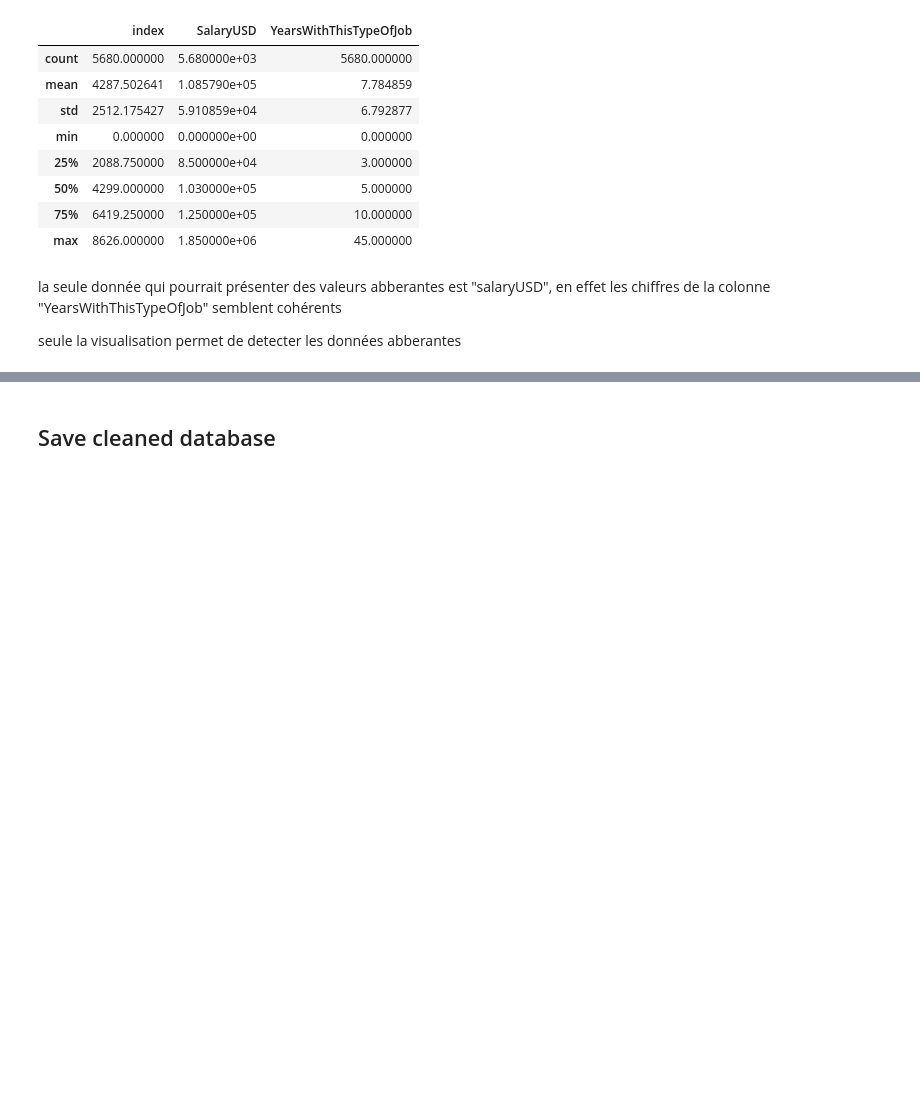
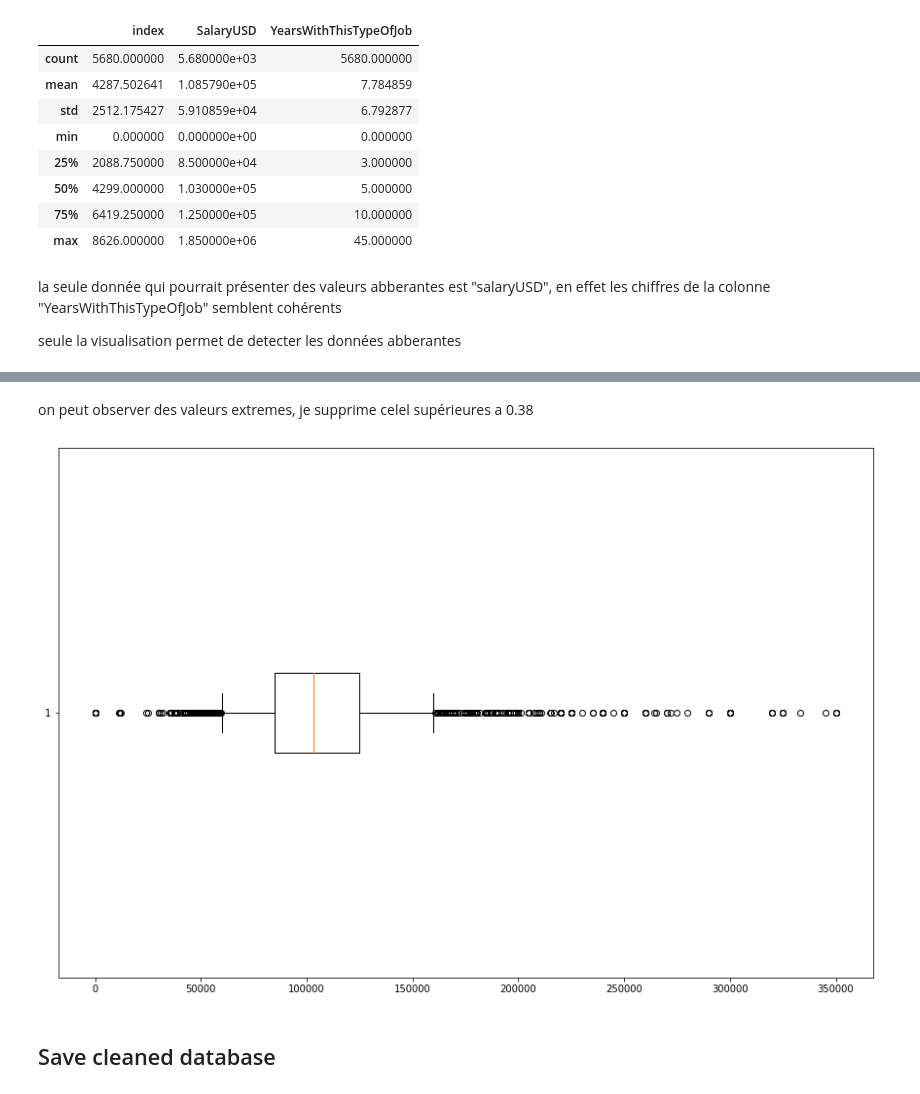
Before and after one commit to MarieDeSmedt/american-dream, a Jupyter notebook: notebook/data_cleaning.ipynb, the cells around one changed output, grey strips where cells are left out. Drawn from its saved outputs; the diff is of its cells as text; code cells hidden in the pictures; blank space fills up the shorter version.

```diff
--- a/notebook/data_cleaning.ipynb
+++ b/notebook/data_cleaning.ipynb
@@ -224,3 +258,16 @@ seule la visualisation permet de detecter les données abberantes
+# %% [markdown]
+on peut observer des valeurs extremes, je supprime celel supérieures a 0.38
+# %%
+df_last= df_usa[ df_usa['SalaryUSD'] <= 0.38*10e5 ]
+
+
+
+plt.figure(figsize = (15,10))
+ax = plt.boxplot(df_last["SalaryUSD"], whis=[5,95], vert=False)
+
+plt.show()
+# %% [output]
+[figure, added]
 # %% [markdown]
 ## Save cleaned database
 # %%
```
Also changed, not shown: parts of 4 cells of this notebook.
